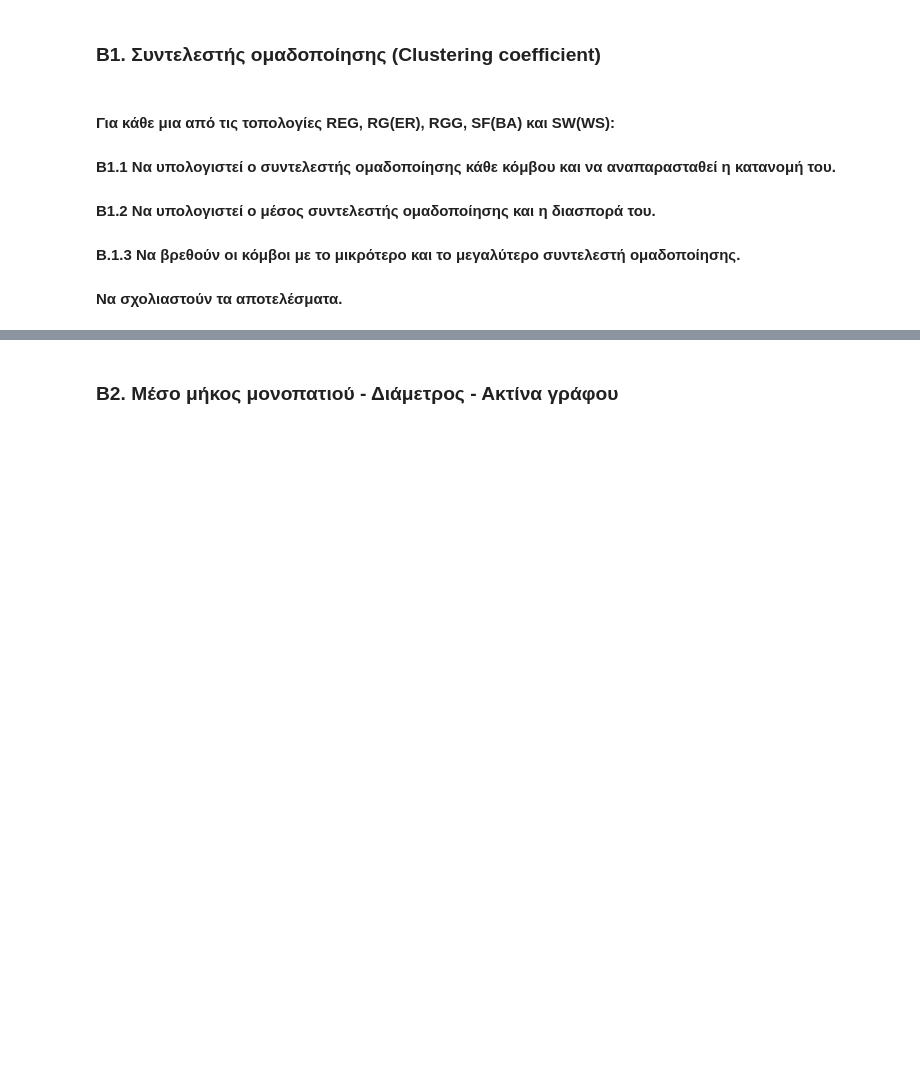
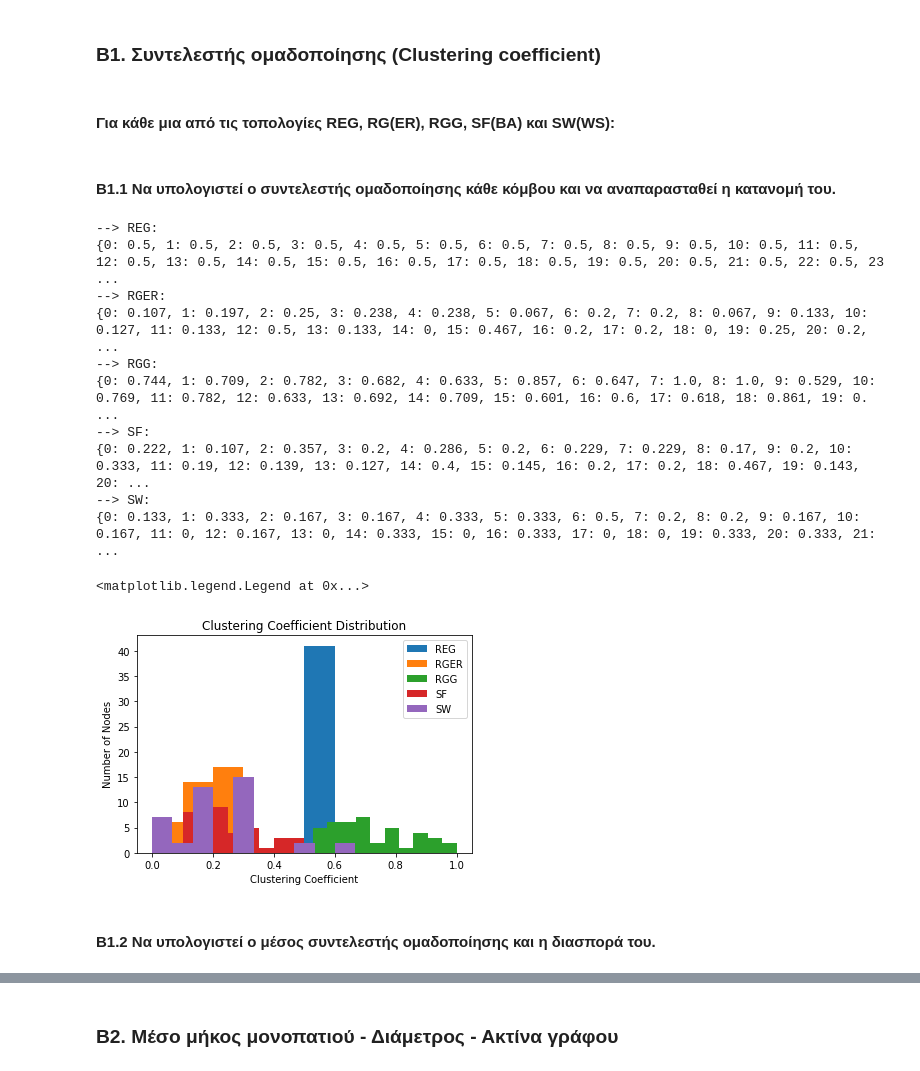
Before and after one commit to John-Atha/social-networks-NTUA, a Jupyter notebook: lab1_student_version.ipynb, the cells around one changed output, grey strips where cells are left out. Cells and saved outputs as stored; diff of their text form; code cells hidden in the pictures; blank space fills up the shorter version.

Commit message:
Add clustering coefficient part (2.1)

```diff
--- a/lab1_student_version.ipynb
+++ b/lab1_student_version.ipynb
@@ -201,9 +201,3 @@ nx.draw_circular(SW)
 ## B. Μετρικές δικτύου
 # %% [markdown]
 ### B1. Συντελεστής ομαδοποίησης (Clustering coefficient)
-# %% [markdown]
-#### Για κάθε μια από τις τοπολογίες REG, RG(ER), RGG, SF(BA) και SW(WS):
-#### Β1.1 Να υπολογιστεί ο συντελεστής ομαδοποίησης κάθε κόμβου και να αναπαρασταθεί η κατανομή του.
-#### Β1.2  Να υπολογιστεί ο μέσος συντελεστής ομαδοποίησης και η διασπορά του.
-#### Β.1.3 Να βρεθούν οι κόμβοι με το μικρότερο και το μεγαλύτερο συντελεστή ομαδοποίησης.
-#### Να σχολιαστούν τα αποτελέσματα.
@@ -212,0 +204,63 @@ def cc(G):
+# %% [markdown]
+#### Για κάθε μια από τις τοπολογίες REG, RG(ER), RGG, SF(BA) και SW(WS):
+# %%
+graphs = [
+    {
+        'graph': REG,
+        'name': 'REG',
+    },
+    {
+        'graph': RGER,
+        'name': 'RGER',
+    },
+    {
+        'graph': RGG,
+        'name': 'RGG',
+    },
+    {
+        'graph': SF,
+        'name': 'SF',
+    },
+    {
+        'graph': SW,
+        'name': 'SW',
+    },
+]
+# %% [markdown]
+#### Β1.1 Να υπολογιστεί ο συντελεστής ομαδοποίησης κάθε κόμβου και να αναπαρασταθεί η κατανομή του.
+# %%
+def cc(G, name='Graph'):
+    '''
+    * for the graph G, return a dict with the clustering coefficient of each node
+    '''
+    d = { key: round(val, 3) for key, val in nx.clustering(G).items() }
+    return d
+
+plt.figure(1)
+plt.title("Clustering Coefficient Distribution")
+plt.xlabel('Clustering Coefficient')
+plt.ylabel('Number of Nodes')
+
+for g in graphs:
+    d = cc(g['graph'], g['name'])
+    print(f"--> {g['name']}:")
+    print(d)
+    # plt.plot(d.keys(), d.values())
+    d_multiplied = { key: round(val*10, 3) for key, val in d.items() }
+    plt.hist(d.values(), bins=10)
+plt.legend([g['name'] for g in graphs])
+# %% [output]
+--> REG:
+{0: 0.5, 1: 0.5, 2: 0.5, 3: 0.5, 4: 0.5, 5: 0.5, 6: 0.5, 7: 0.5, 8: 0.5, 9: 0.5, 10: 0.5, 11: 0.5, 12: 0.5, 13: 0.5, 14: 0.5, 15: 0.5, 16: 0.5, 17: 0.5, 18: 0.5, 19: 0.5, 20: 0.5, 21: 0.5, 22: 0.5, 23 ...
+--> RGER:
+{0: 0.107, 1: 0.197, 2: 0.25, 3: 0.238, 4: 0.238, 5: 0.067, 6: 0.2, 7: 0.2, 8: 0.067, 9: 0.133, 10: 0.127, 11: 0.133, 12: 0.5, 13: 0.133, 14: 0, 15: 0.467, 16: 0.2, 17: 0.2, 18: 0, 19: 0.25, 20: 0.2,  ...
+--> RGG:
+{0: 0.744, 1: 0.709, 2: 0.782, 3: 0.682, 4: 0.633, 5: 0.857, 6: 0.647, 7: 1.0, 8: 1.0, 9: 0.529, 10: 0.769, 11: 0.782, 12: 0.633, 13: 0.692, 14: 0.709, 15: 0.601, 16: 0.6, 17: 0.618, 18: 0.861, 19: 0. ...
+--> SF:
+{0: 0.222, 1: 0.107, 2: 0.357, 3: 0.2, 4: 0.286, 5: 0.2, 6: 0.229, 7: 0.229, 8: 0.17, 9: 0.2, 10: 0.333, 11: 0.19, 12: 0.139, 13: 0.127, 14: 0.4, 15: 0.145, 16: 0.2, 17: 0.2, 18: 0.467, 19: 0.143, 20: ...
+--> SW:
+{0: 0.133, 1: 0.333, 2: 0.167, 3: 0.167, 4: 0.333, 5: 0.333, 6: 0.5, 7: 0.2, 8: 0.2, 9: 0.167, 10: 0.167, 11: 0, 12: 0.167, 13: 0, 14: 0.333, 15: 0, 16: 0.333, 17: 0, 18: 0, 19: 0.333, 20: 0.333, 21:  ...
+<matplotlib.legend.Legend at 0x...>
+[figure, added]
+# %% [markdown]
+#### Β1.2  Να υπολογιστεί ο μέσος συντελεστής ομαδοποίησης και η διασπορά του.
```
Also changed, not shown: parts of 8 cells of this notebook.
